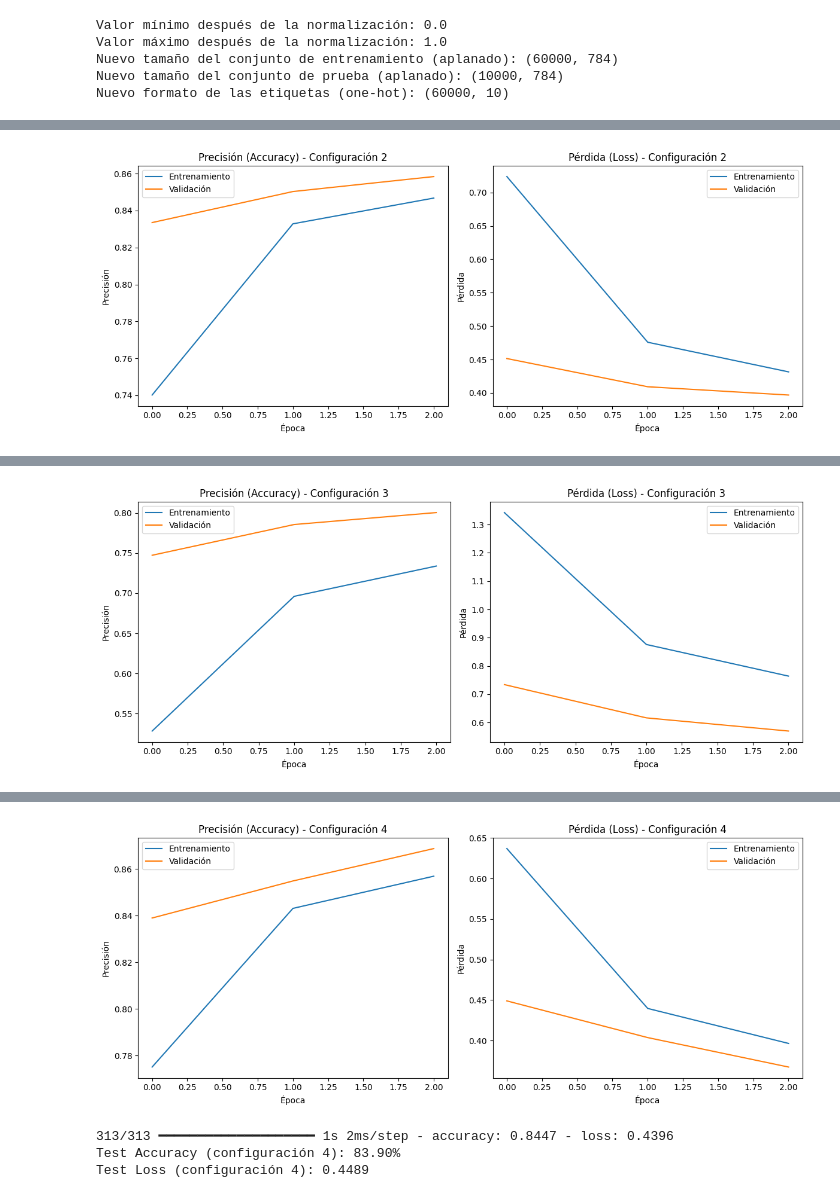
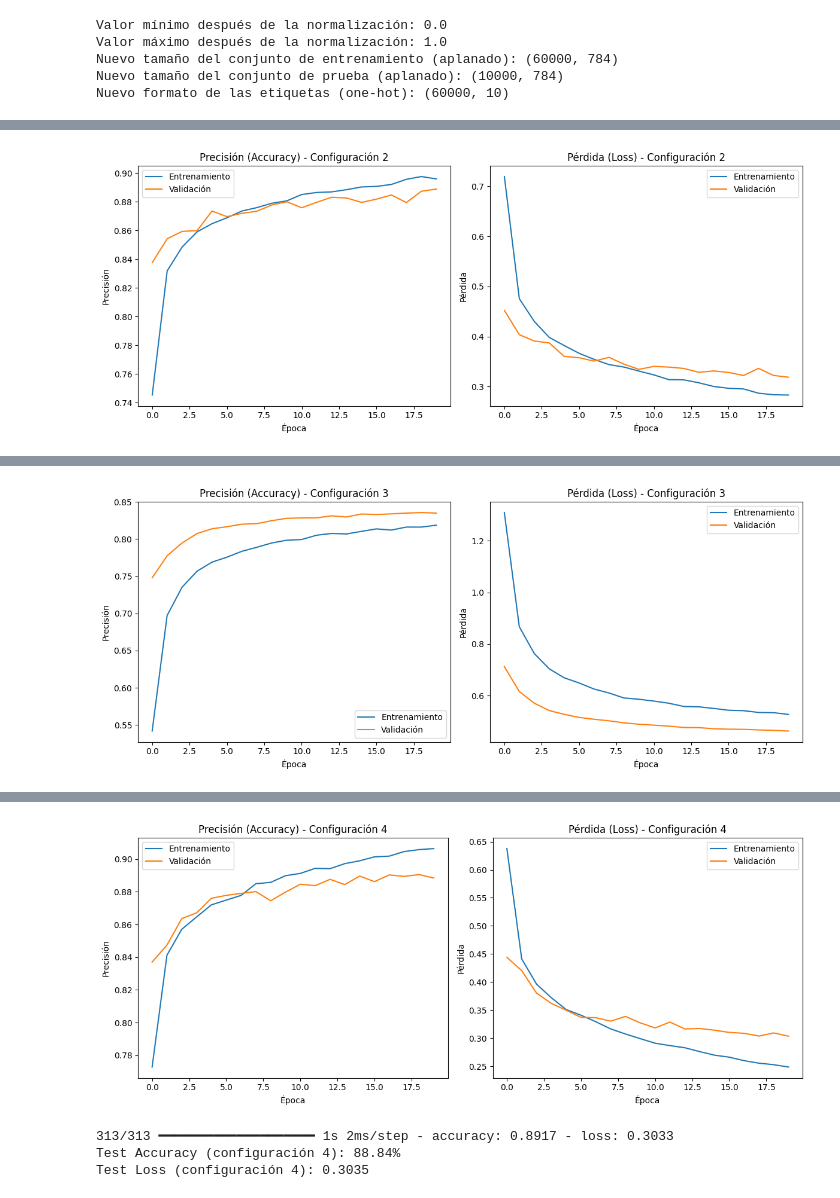
Before and after one commit to Maffergu/TareasDL, a Jupyter notebook: Dense Layers/Dense_Layers.ipynb, the cells around one changed output, grey strips where cells are left out. Saved outputs shown, nothing was run; the diff lists cells and outputs as text; code cells hidden in the pictures.

Commit message:
early stopping comentado.

```diff
--- a/Dense Layers/Dense_Layers.ipynb
+++ b/Dense Layers/Dense_Layers.ipynb
@@ -143,7 +135,7 @@ input_shape = 28 * 28  # Tamaño de las imágenes aplanadas
 num_classes = 10       # 10 categorías de prendas
 
 # Early Stopping: detener si no mejora en 3 épocas consecutivas
-early_stopping = EarlyStopping(monitor='val_loss', patience=3, restore_best_weights=True)
+#early_stopping = EarlyStopping(monitor='val_loss', patience=3, restore_best_weights=True)
 
 # Diferentes configuraciones para probar, incluyendo inicializadores
 configurations = [
@@ -173,7 +165,7 @@ for i, config in enumerate(configurations):
                         epochs=20,
                         batch_size=128,
                         validation_data=(x_test, y_test),
-                        callbacks=[early_stopping],
+                        #callbacks=[early_stopping],
                         verbose=1)
 
     # Paso 4: Graficar los resultados para cada configuración
@@ -240 +238 @@ Epoch 3/20
-[figure, old version]
+[figure, new version]
@@ -252 +256 @@ Epoch 3/20
-[figure, old version]
+[figure, new version]
@@ -264,7 +274,7 @@ Epoch 3/20
-[figure, old version]
+[figure, new version]
-313/313 ━━━━━━━━━━━━━━━━━━━━ 1s 2ms/step - accuracy: 0.8447 - loss: 0.4396
-Test Accuracy (configuración 4): 83.90%
-Test Loss (configuración 4): 0.4489
+313/313 ━━━━━━━━━━━━━━━━━━━━ 1s 2ms/step - accuracy: 0.8917 - loss: 0.3033
+Test Accuracy (configuración 4): 88.84%
+Test Loss (configuración 4): 0.3035
 # %%
 # Paso 4: Evaluar el modelo
 test_loss, test_accuracy = model.evaluate(x_test, y_test)
```
Also changed, not shown: parts of 4 cells of this notebook.
